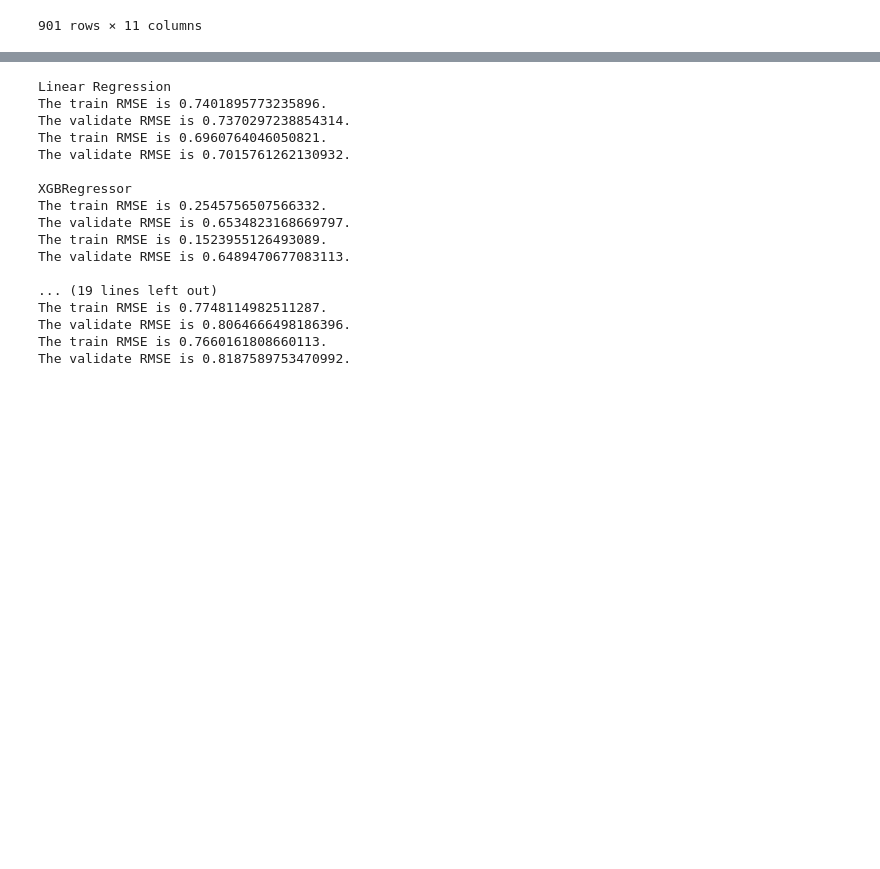
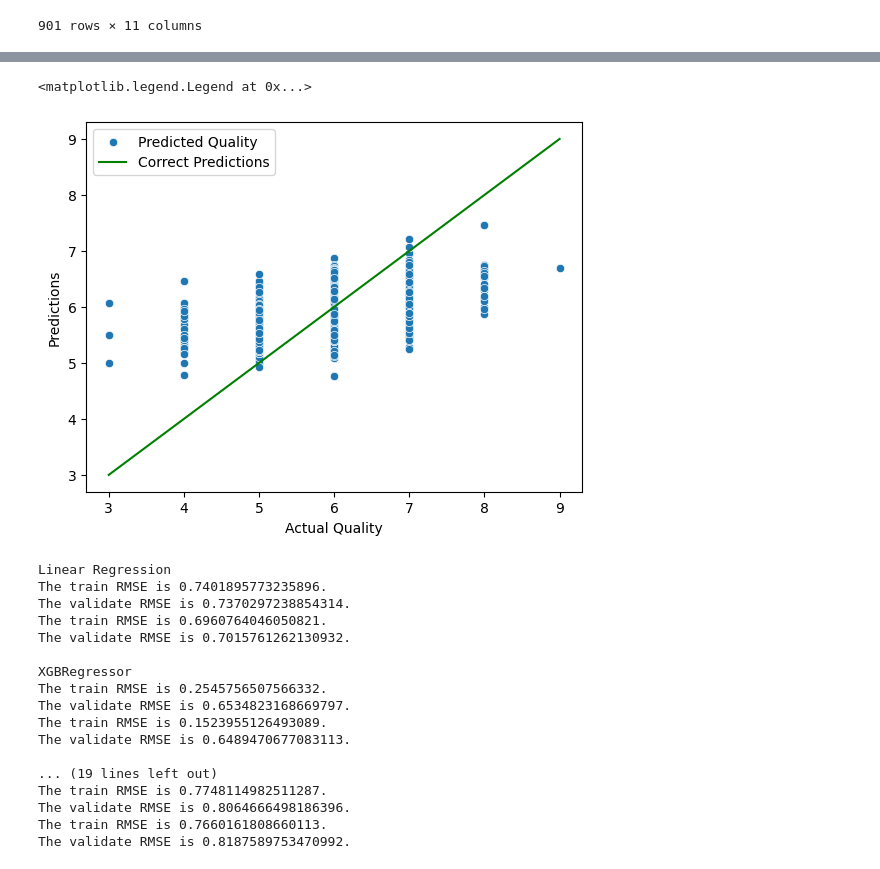
Before and after one commit to nick-edwige-clustering-project/wine-clustering-project, a Jupyter notebook: modeling.ipynb, the cells around one changed output, grey strips where cells are left out. Cells and saved outputs as stored; diff of their text form; code cells hidden in the pictures; blank space fills up the shorter version.

```diff
--- a/modeling.ipynb
+++ b/modeling.ipynb
@@ -465,0 +474,16 @@ def cluster_pipeline(wine, cluster_cols=['total_sulfur_dioxide', 'chlorides', 'd
+# %%
+wine = prep.pour()
+wine = wine.drop(columns=['total_sulfur_dioxide','chlorides', 'density'])
+x_train, y_train, x_val, y_val,  x_test, y_test = cluster_pipeline(wine,
+    cluster_cols= ['sulphates', 'free_sulfur_dioxide'],
+    clusters = 2)
+
+
+poly = PolynomialFeatures()
+x_train_s = poly.fit_transform(x_train)
+x_val_s = poly.transform(x_val)
+
+
+rf = RandomForestRegressor(max_depth=7, min_samples_split=10, random_state=100)
+ev.train_model(rf, x_train, y_train, x_val, y_val)  # Evaluate model
+#ev.train_model(rf, x_train_s, y_train, x_val_s, y_val)  # Evaluate model
@@ -465,0 +493,4 @@ def cluster_pipeline(wine, cluster_cols=['total_sulfur_dioxide', 'chlorides', 'd
+# %%
+predictions = rf.predict(x_test)
+# %%
+ev.train_model(rf, x_train, y_train, x_test, y_test)  # Evaluate model
@@ -465,0 +500,3 @@ def cluster_pipeline(wine, cluster_cols=['total_sulfur_dioxide', 'chlorides', 'd
+# %%
+x_test['Predictions'] = predictions
+x_test['Actual Quality'] = y_test
@@ -466,3 +519,10 @@ def cluster_pipeline(wine, cluster_cols=['total_sulfur_dioxide', 'chlorides', 'd
+# %%
+sns.scatterplot(x_test, x='Actual Quality', y='Predictions', label='Predicted Quality')
+plt.plot([3,4,5,6,7,8,9],[3,4,5,6,7,8,9], color='green', label='Correct Predictions')
+plt.legend()
+# %% [output]
+<matplotlib.legend.Legend at 0x...>
+[figure, added]
 # %%
 wine = prep.pour()
 x_train, y_train, x_val, y_val, test = cluster_pipeline(wine,
```
Also changed, not shown: parts of 7 cells of this notebook, 1 other file.
